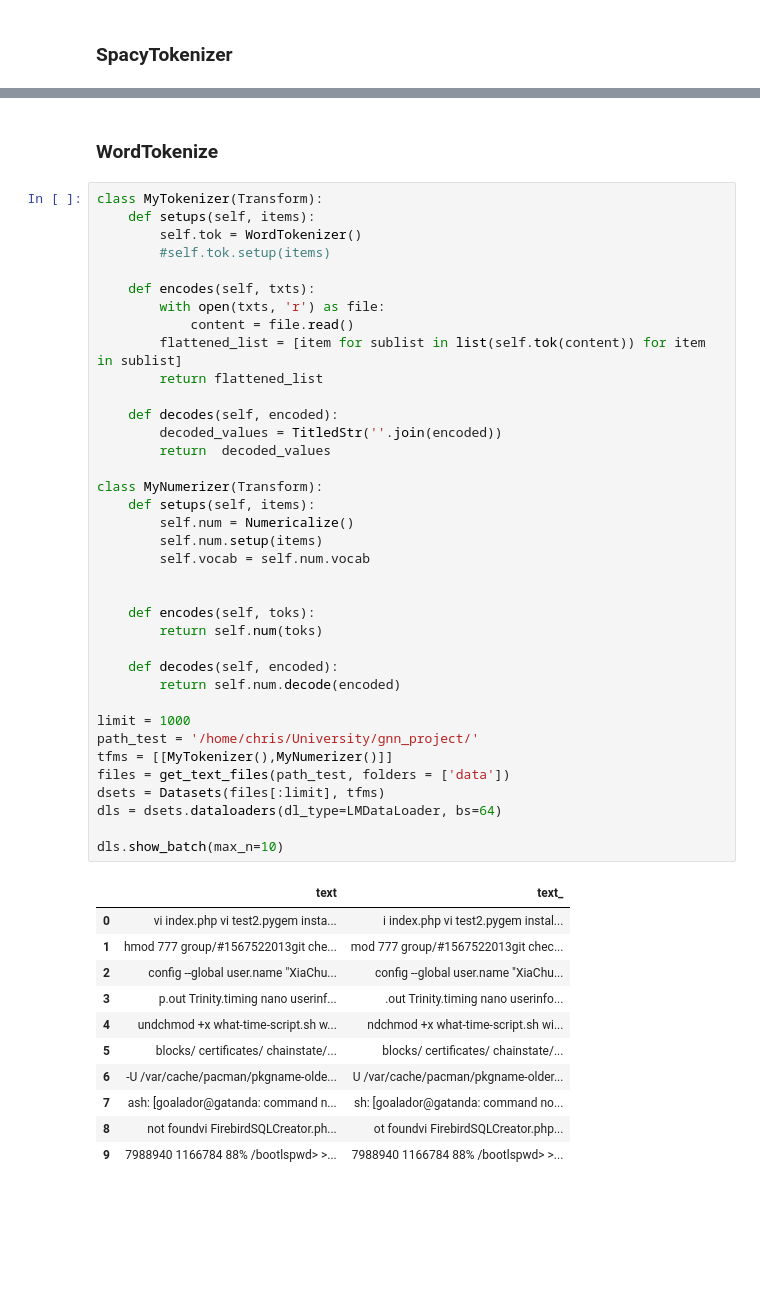
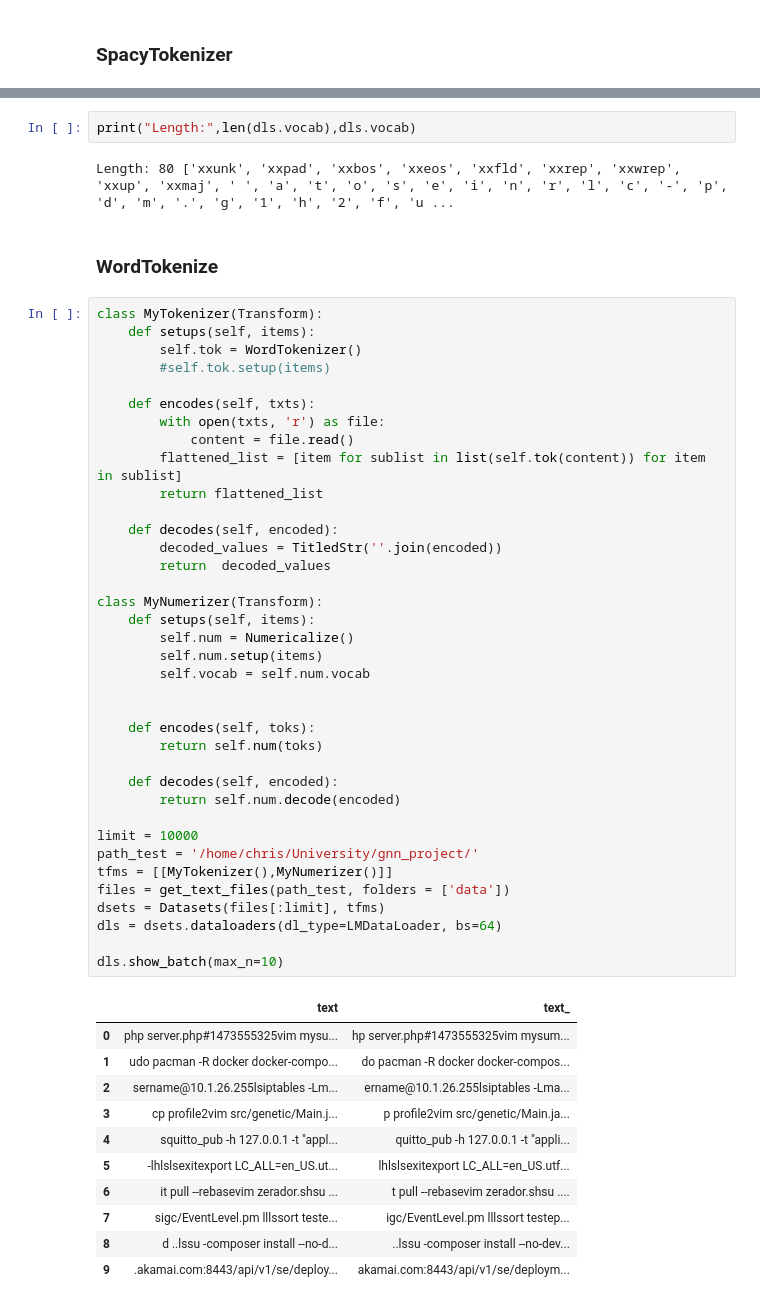
Before and after one commit to chTeut/gnn_project, a Jupyter notebook: FastAI/shell_cmd_transformer.ipynb, the cells around one changed output, grey strips where cells are left out. Drawn from its saved outputs; the diff is of its cells as text; blank space fills up the shorter version.

Commit message:
imdb test

```diff
--- a/FastAI/shell_cmd_transformer.ipynb
+++ b/FastAI/shell_cmd_transformer.ipynb
@@ -382,3 +394,7 @@ dls.show_batch(max_n=10)
+# %%
+print("Length:",len(dls.vocab),dls.vocab)
+# %% [output]
+Length: 80 ['xxunk', 'xxpad', 'xxbos', 'xxeos', 'xxfld', 'xxrep', 'xxwrep', 'xxup', 'xxmaj', ' ', 'a', 't', 'o', 's', 'e', 'i', 'n', 'r', 'l', 'c', '-', 'p', 'd', 'm', '.', 'g', '1', 'h', '2', 'f', 'u ...
 # %% [markdown]
 ### WordTokenize
 # %%
@@ -392,41 +408,41 @@ class MyTokenizer(Transform):
             content = file.read()
         flattened_list = [item for sublist in list(self.tok(content)) for item in sublist]
         return flattened_list
 
     def decodes(self, encoded):
         decoded_values = TitledStr(''.join(encoded))
         return  decoded_values
 
 class MyNumerizer(Transform):
     def setups(self, items):
         self.num = Numericalize()
         self.num.setup(items)
         self.vocab = self.num.vocab
 
 
     def encodes(self, toks):
         return self.num(toks)
 
     def decodes(self, encoded):
         return self.num.decode(encoded)
 
-limit = 1000
+limit = 10000
 path_test = '/home/chris/University/gnn_project/'
 tfms = [[MyTokenizer(),MyNumerizer()]]
 files = get_text_files(path_test, folders = ['data'])
 dsets = Datasets(files[:limit], tfms)
 dls = dsets.dataloaders(dl_type=LMDataLoader, bs=64)
 
 dls.show_batch(max_n=10)
 # %% [output]
 |  | text | text_ |
-| 0 | vi index.php vi test2.pygem insta... | i index.php vi test2.pygem instal... |
-| 1 | hmod 777 group/#1567522013git che... | mod 777 group/#1567522013git chec... |
-| 2 | config --global user.name "XiaChu... | config --global user.name "XiaChu... |
-| 3 | p.out Trinity.timing nano userinf... | .out Trinity.timing nano userinfo... |
-| 4 | undchmod +x what-time-script.sh w... | ndchmod +x what-time-script.sh wi... |
-| 5 | blocks/ certificates/ chainstate/... | blocks/ certificates/ chainstate/... |
-| 6 | -U /var/cache/pacman/pkgname-olde... | U /var/cache/pacman/pkgname-older... |
-| 7 | ash: [goalador@gatanda: command n... | sh: [goalador@gatanda: command no... |
-| 8 | not foundvi FirebirdSQLCreator.ph... | ot foundvi FirebirdSQLCreator.php... |
-| 9 | 7988940 1166784 88% /bootlspwd> >... | 7988940 1166784 88% /bootlspwd> >... |
+| 0 | php server.php#1473555325vim mysu... | hp server.php#1473555325vim mysum... |
+| 1 | udo pacman -R docker docker-compo... | do pacman -R docker docker-compos... |
+| 2 | sername@10.1.26.255lsiptables -Lm... | ername@10.1.26.255lsiptables -Lma... |
+| 3 | cp profile2vim src/genetic/Main.j... | p profile2vim src/genetic/Main.ja... |
+| 4 | squitto_pub -h 127.0.0.1 -t "appl... | quitto_pub -h 127.0.0.1 -t "appli... |
+| 5 | -lhlslsexitexport LC_ALL=en_US.ut... | lhlslsexitexport LC_ALL=en_US.utf... |
+| 6 | it pull --rebasevim zerador.shsu ... | t pull --rebasevim zerador.shsu .... |
+| 7 | sigc/EventLevel.pm lllssort teste... | igc/EventLevel.pm lllssort testep... |
+| 8 | d ..lssu -composer install --no-d... | ..lssu -composer install --no-dev... |
+| 9 | .akamai.com:8443/api/v1/se/deploy... | akamai.com:8443/api/v1/se/deploym... |
```
Also changed, not shown: parts of 20 cells of this notebook, 2 other files.
